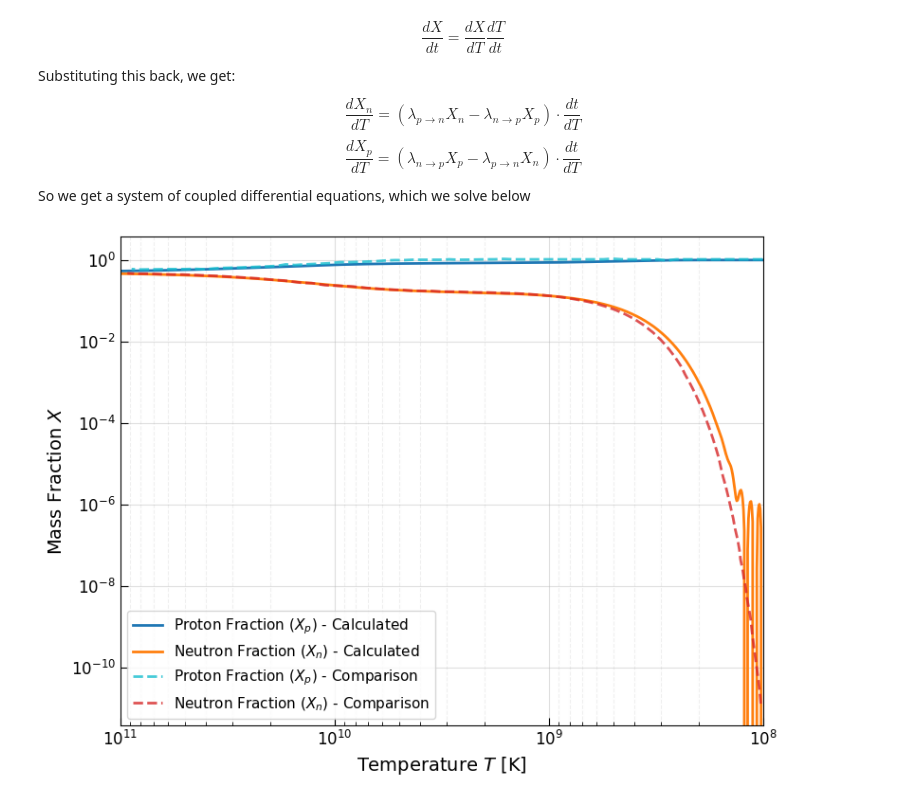
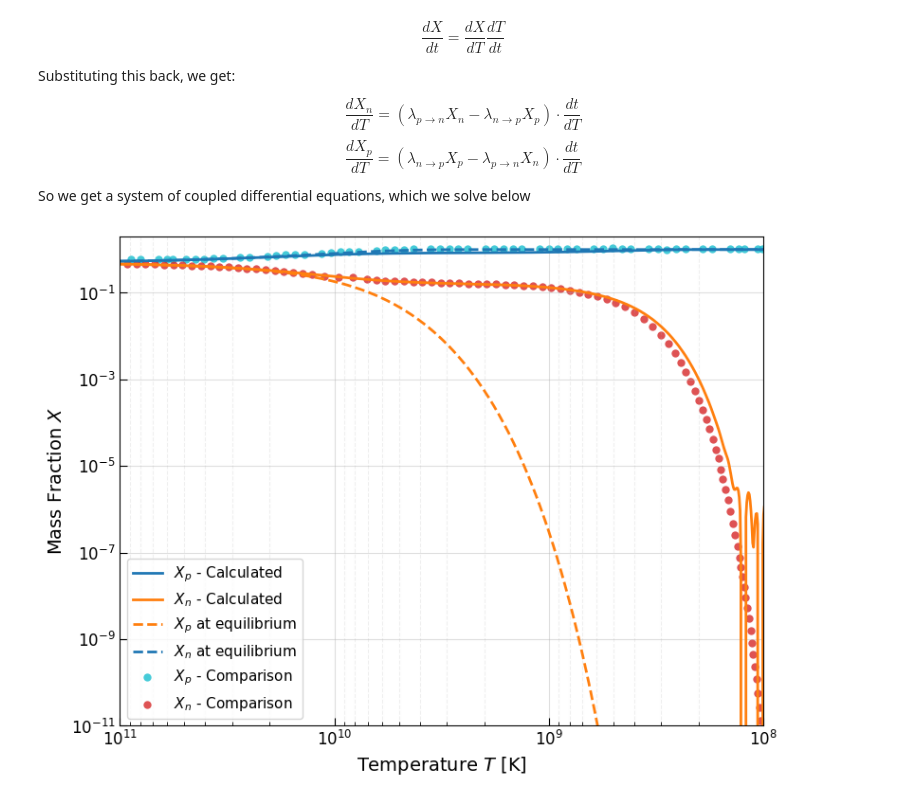
Before and after one commit to Booritth-Balaji/Dark-Matter-Thesis, a Jupyter notebook: Codes-and-Data/BBN-simple-recreated.ipynb, the cells around one changed output. Cells and saved outputs as stored; diff of their text form; code cells hidden in the pictures.

```diff
--- a/Codes-and-Data/BBN-simple-recreated.ipynb
+++ b/Codes-and-Data/BBN-simple-recreated.ipynb
@@ -497,7 +509,15 @@ def n_p_abundance(T, state):
 
 # Solving the system of D.E's
 
-abundance = sp.integrate.solve_ivp(fun= n_p_abundance, t_span= T[[0, -1]], y0= [0, Ti, 0.5, 0.5], t_eval= T)
+# Initial conditions for Xn and Xp
+# (They were still in equilibrium then, so we use NSE condition)
+
+Xn_initial = NSE_abundance(Ti)[0]
+Xp_initial = NSE_abundance(Ti)[1]
+
+# Calculating the abundances at all temperatures
+
+abundance = sp.integrate.solve_ivp(fun= n_p_abundance, t_span= T[[0, -1]], y0= [0, Ti, Xn_initial, Xp_initial], t_eval= T)
 t = abundance.y[0]
 Tnu = abundance.y[1]
 X_n = abundance.y[2]
@@ -509,38 +529,50 @@ X_p = abundance.y[3]
 Xn_data = np.loadtxt('digitized-plots/BBN-simple-plots/n-p-fraction-evolution/Xn.csv', delimiter=',')
 Xp_data = np.loadtxt('digitized-plots/BBN-simple-plots/n-p-fraction-evolution/Xp.csv', delimiter=',')
 
 # Create a figure with a standard scientific aspect ratio
 plt.figure(figsize=(8, 6))
 
 # Plot your calculated abundance evolution
-plt.loglog(MeVtoK(T), X_p, label=r'Proton Fraction ($X_p$) - Calculated', linewidth=2, color='tab:blue')
-plt.loglog(MeVtoK(T), X_n, label=r'Neutron Fraction ($X_n$) - Calculated', linewidth=2, color='tab:orange')
+plt.plot(MeVtoK(T), X_p, label=r'$X_p$ - Calculated', linewidth=2, color='tab:blue')
+plt.plot(MeVtoK(T), X_n, label=r'$X_n$ - Calculated', linewidth=2, color='tab:orange')
+
+
+# Plotting the abundance evolution of equilibrium still existed
+
+plt.plot(MeVtoK(T), NSE_abundance(T)[0], '--', label=r'$X_p$ at equilibrium', linewidth=2, color='tab:orange')
+plt.plot(MeVtoK(T), NSE_abundance(T)[1], '--', label=r'$X_n$ at equilibrium',  linewidth=2, color='tab:blue')
+
 
 # Overlay the digitized comparison data
-plt.loglog(Xp_data[:, 0], Xp_data[:, 1], label=r'Proton Fraction ($X_p$) - Comparison',
-           linewidth=2, linestyle='--', color='tab:cyan', alpha=0.8)
-plt.loglog(Xn_data[:, 0], Xn_data[:, 1], label=r'Neutron Fraction ($X_n$) - Comparison',
-           linewidth=2, linestyle='--', color='tab:red', alpha=0.8)
+
+plt.scatter(Xp_data[:, 0], Xp_data[:, 1], label=r'$X_p$ - Comparison'
+            , linewidth=0, color='tab:cyan', alpha=0.8)
+
+plt.scatter(Xn_data[:, 0], Xn_data[:, 1], label=r'$X_n$ - Comparison'
+            , linewidth=0, color='tab:red', alpha=0.8)
+
 
 # Axis limits and labels
 plt.xlim(1e11, 1e8)  # Reversing x-axis to show temperature dropping from left to right
-# plt.ylim(1e-11, 2) # You can uncomment this if you want to bound the y-axis explicitly
+plt.ylim(1e-11, 2) # You can uncomment this if you want to bound the y-axis explicitly
+plt.xscale('log')
+plt.yscale('log')
 
 plt.xlabel(r'Temperature $T$ [K]', fontsize=14)
 plt.ylabel(r'Mass Fraction $X$', fontsize=14)
 
 # Tick parameters for paper-quality
 plt.tick_params(axis='both', which='major', labelsize=12, length=6, direction='in')
 plt.tick_params(axis='both', which='minor', length=3, direction='in')
 
 # Add grid lines for easier reading on a log-log plot
 plt.grid(True, which="major", ls="-", alpha=0.4)
 plt.grid(True, which="minor", ls="--", alpha=0.2)
 
 # Legend without an intrusive frame
 plt.legend(fontsize=11, frameon=True, loc='best')
 
 plt.tight_layout()
 plt.show()
 # %% [output]
-[figure, old version]
+[figure, new version]
```
Also changed, not shown: parts of 1 cell of this notebook, 4 other files.
